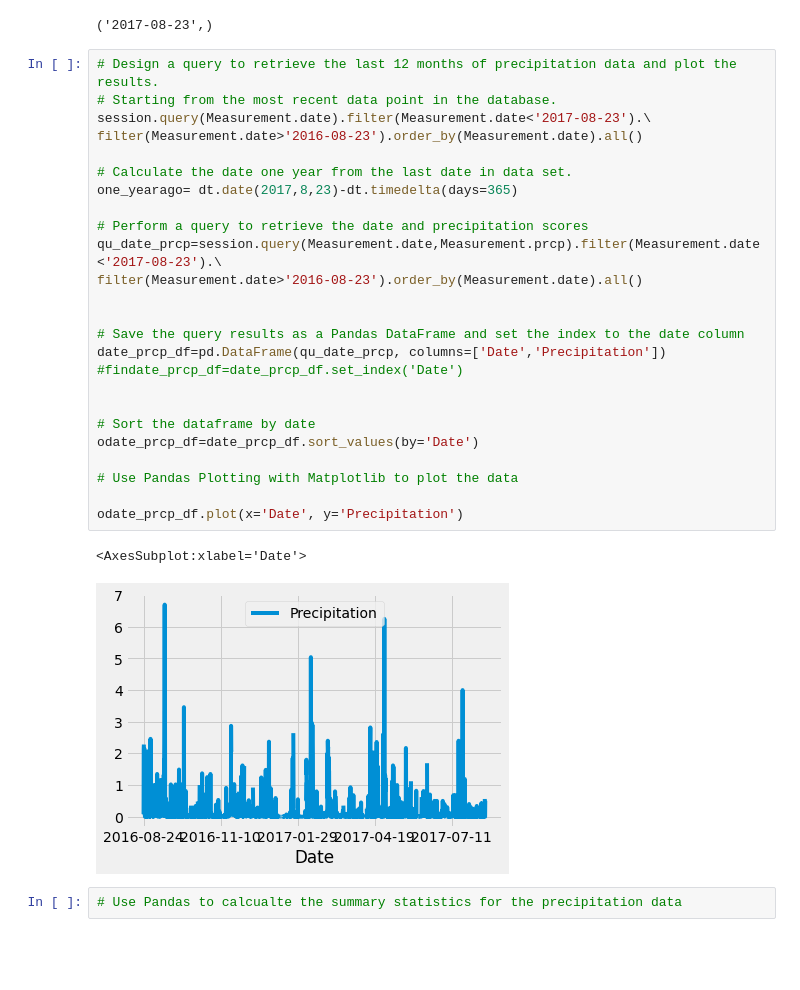
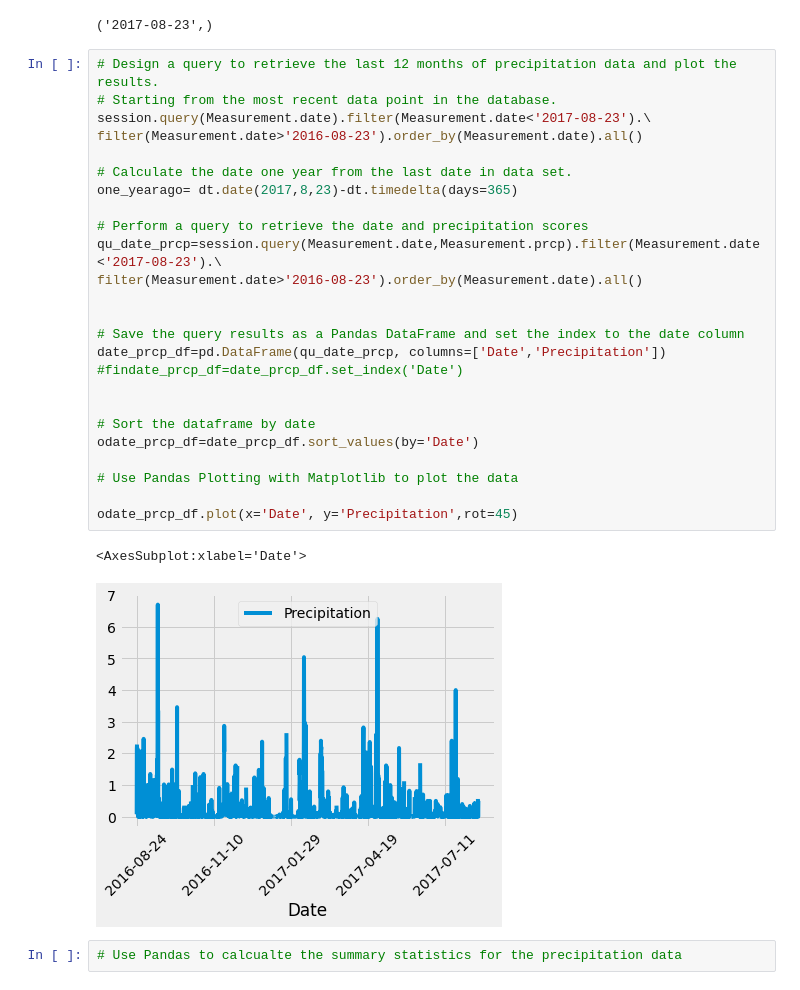
Before and after one commit to ElenaChurch/sqlalchemy-challenge, a Jupyter notebook: climate_starter.ipynb, the cells around one changed output. Cells and saved outputs as stored; diff of their text form; blank space fills up the shorter version.

```diff
--- a/climate_starter.ipynb
+++ b/climate_starter.ipynb
@@ -45,31 +45,31 @@ session.query(Measurement.date).order_by(Measurement.date.desc()).first()
 # %%
 # Design a query to retrieve the last 12 months of precipitation data and plot the results.
 # Starting from the most recent data point in the database.
 session.query(Measurement.date).filter(Measurement.date<'2017-08-23').\
 filter(Measurement.date>'2016-08-23').order_by(Measurement.date).all()
 
 # Calculate the date one year from the last date in data set.
 one_yearago= dt.date(2017,8,23)-dt.timedelta(days=365)
 
 # Perform a query to retrieve the date and precipitation scores
 qu_date_prcp=session.query(Measurement.date,Measurement.prcp).filter(Measurement.date<'2017-08-23').\
 filter(Measurement.date>'2016-08-23').order_by(Measurement.date).all()
 
 
 # Save the query results as a Pandas DataFrame and set the index to the date column
 date_prcp_df=pd.DataFrame(qu_date_prcp, columns=['Date','Precipitation'])
 #findate_prcp_df=date_prcp_df.set_index('Date')
 
 
 # Sort the dataframe by date
 odate_prcp_df=date_prcp_df.sort_values(by='Date')
 
 # Use Pandas Plotting with Matplotlib to plot the data
 
-odate_prcp_df.plot(x='Date', y='Precipitation')
+odate_prcp_df.plot(x='Date', y='Precipitation',rot=45)
 # %% [output]
 <AxesSubplot:xlabel='Date'>
-[figure, old version]
+[figure, new version]
 # %%
 # Use Pandas to calcualte the summary statistics for the precipitation data
 # %% [markdown]
```
Also changed, not shown: parts of 3 cells of this notebook, 2 other files.
